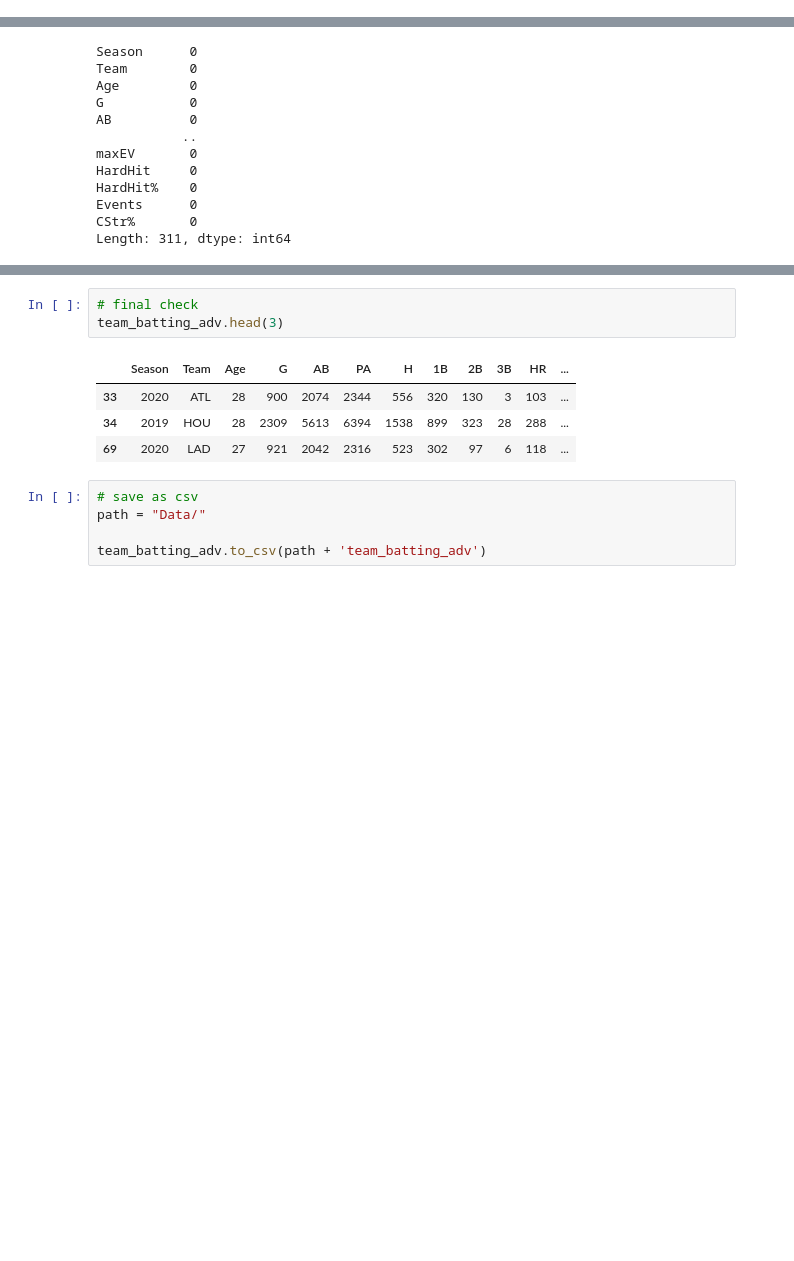
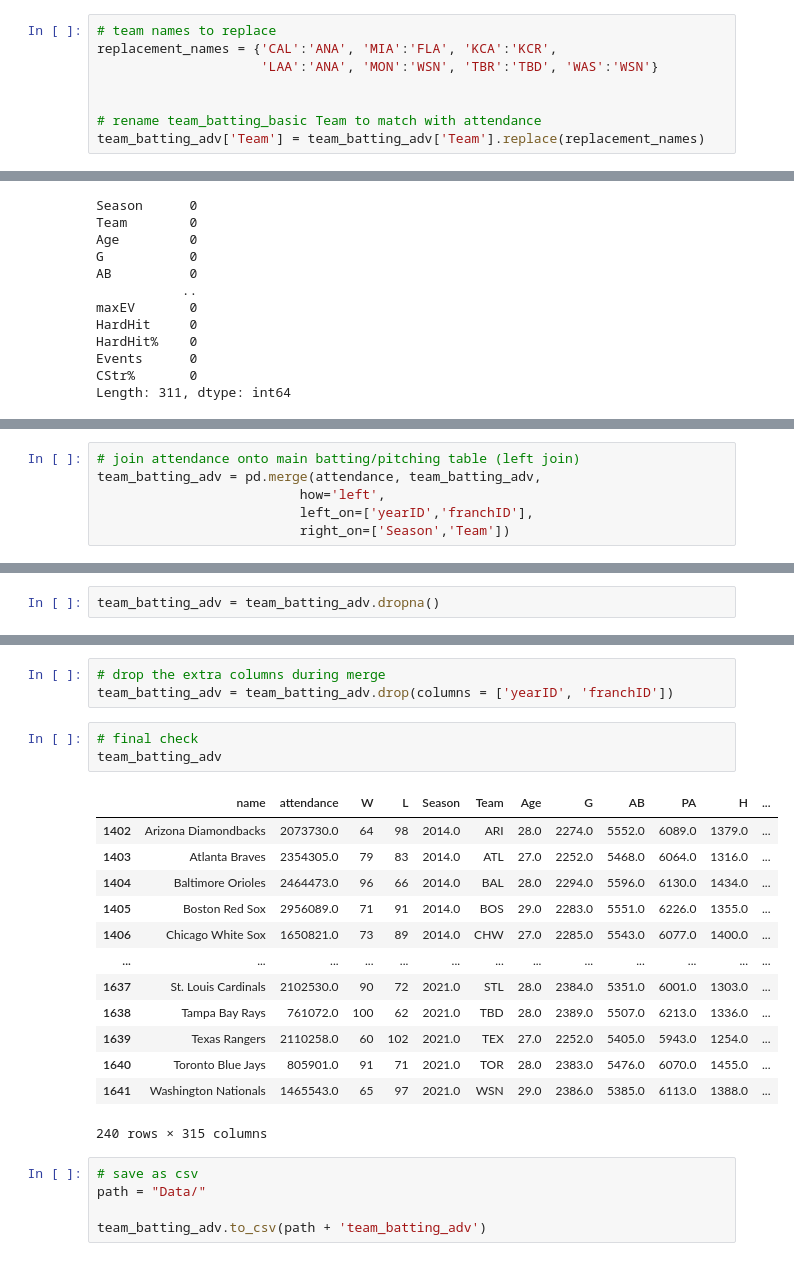
Before and after one commit to eric8395/baseball-analytics, a Jupyter notebook: Data Cleaning - Teams.ipynb, the cells around one changed output, grey strips where cells are left out. Saved outputs shown, nothing was run; the diff lists cells and outputs as text; blank space fills up the shorter version.

Commit message:
added attendance, positions to team, pitching and batting tables, resaved csvs

```diff
--- a/Data Cleaning - Teams.ipynb
+++ b/Data Cleaning - Teams.ipynb
@@ -241,3 +388,11 @@ team_batting_adv.head(3)
 | 33 | 16 | 2020 | ATL | 28 | 900 | 2074 | 2344 | 556 | 320 | 130 | 3 | ... |
 | 34 | 21 | 2019 | HOU | 28 | 2309 | 5613 | 6394 | 1538 | 899 | 323 | 28 | ... |
 | 69 | 22 | 2020 | LAD | 27 | 921 | 2042 | 2316 | 523 | 302 | 97 | 6 | ... |
+# %%
+# team names to replace
+replacement_names = {'CAL':'ANA', 'MIA':'FLA', 'KCA':'KCR',
+                     'LAA':'ANA', 'MON':'WSN', 'TBR':'TBD', 'WAS':'WSN'}
+
+
+# rename team_batting_basic Team to match with attendance
+team_batting_adv['Team'] = team_batting_adv['Team'].replace(replacement_names)
@@ -359,0 +517,6 @@ Length: 311, dtype: int64
+# %%
+# join attendance onto main batting/pitching table (left join)
+team_batting_adv = pd.merge(attendance, team_batting_adv,
+                          how='left',
+                          left_on=['yearID','franchID'],
+                          right_on=['Season','Team'])
@@ -359,0 +547,2 @@ Length: 311, dtype: int64
+# %%
+team_batting_adv = team_batting_adv.dropna()
@@ -360,11 +564,23 @@ Length: 311, dtype: int64
+# %%
+# drop the extra columns during merge
+team_batting_adv = team_batting_adv.drop(columns = ['yearID', 'franchID'])
 # %%
 # final check
-team_batting_adv.head(3)
+team_batting_adv
 # %% [output]
-|  | Season | Team | Age | G | AB | PA | H | 1B | 2B | 3B | HR | ... |
-| 33 | 2020 | ATL | 28 | 900 | 2074 | 2344 | 556 | 320 | 130 | 3 | 103 | ... |
-| 34 | 2019 | HOU | 28 | 2309 | 5613 | 6394 | 1538 | 899 | 323 | 28 | 288 | ... |
-| 69 | 2020 | LAD | 27 | 921 | 2042 | 2316 | 523 | 302 | 97 | 6 | 118 | ... |
+|  | name | attendance | W | L | Season | Team | Age | G | AB | PA | H | ... |
+| 1402 | Arizona Diamondbacks | 2073730.0 | 64 | 98 | 2014.0 | ARI | 28.0 | 2274.0 | 5552.0 | 6089.0 | 1379.0 | ... |
+| 1403 | Atlanta Braves | 2354305.0 | 79 | 83 | 2014.0 | ATL | 27.0 | 2252.0 | 5468.0 | 6064.0 | 1316.0 | ... |
+| 1404 | Baltimore Orioles | 2464473.0 | 96 | 66 | 2014.0 | BAL | 28.0 | 2294.0 | 5596.0 | 6130.0 | 1434.0 | ... |
+| 1405 | Boston Red Sox | 2956089.0 | 71 | 91 | 2014.0 | BOS | 29.0 | 2283.0 | 5551.0 | 6226.0 | 1355.0 | ... |
+| 1406 | Chicago White Sox | 1650821.0 | 73 | 89 | 2014.0 | CHW | 27.0 | 2285.0 | 5543.0 | 6077.0 | 1400.0 | ... |
+| ... | ... | ... | ... | ... | ... | ... | ... | ... | ... | ... | ... | ... |
+| 1637 | St. Louis Cardinals | 2102530.0 | 90 | 72 | 2021.0 | STL | 28.0 | 2384.0 | 5351.0 | 6001.0 | 1303.0 | ... |
+| 1638 | Tampa Bay Rays | 761072.0 | 100 | 62 | 2021.0 | TBD | 28.0 | 2389.0 | 5507.0 | 6213.0 | 1336.0 | ... |
+| 1639 | Texas Rangers | 2110258.0 | 60 | 102 | 2021.0 | TEX | 27.0 | 2252.0 | 5405.0 | 5943.0 | 1254.0 | ... |
+| 1640 | Toronto Blue Jays | 805901.0 | 91 | 71 | 2021.0 | TOR | 28.0 | 2383.0 | 5476.0 | 6070.0 | 1455.0 | ... |
+| 1641 | Washington Nationals | 1465543.0 | 65 | 97 | 2021.0 | WSN | 29.0 | 2386.0 | 5385.0 | 6113.0 | 1388.0 | ... |
+240 rows × 315 columns
 # %%
 # save as csv
 path = "Data/"
```
Also changed, not shown: parts of 57 cells of this notebook, 9 other files.
